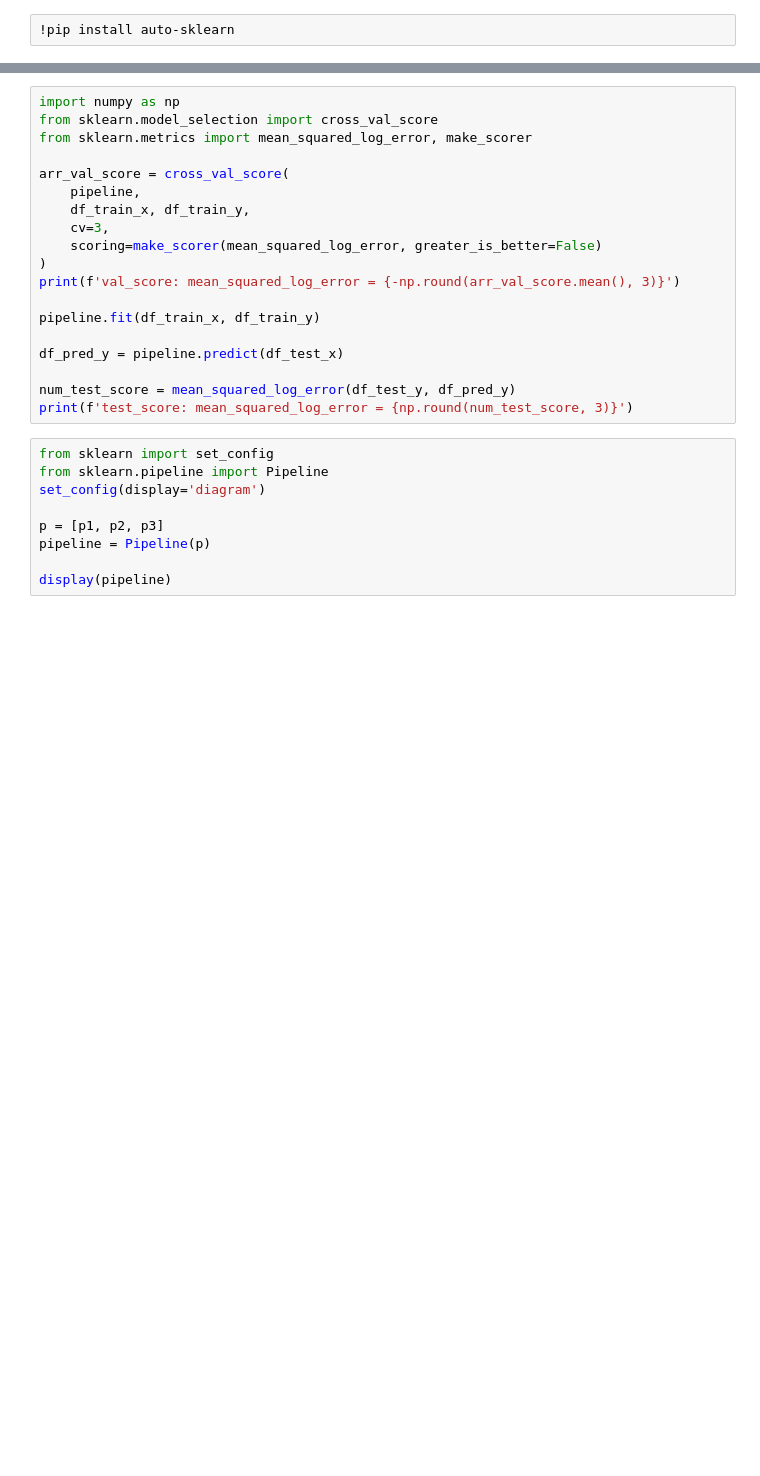
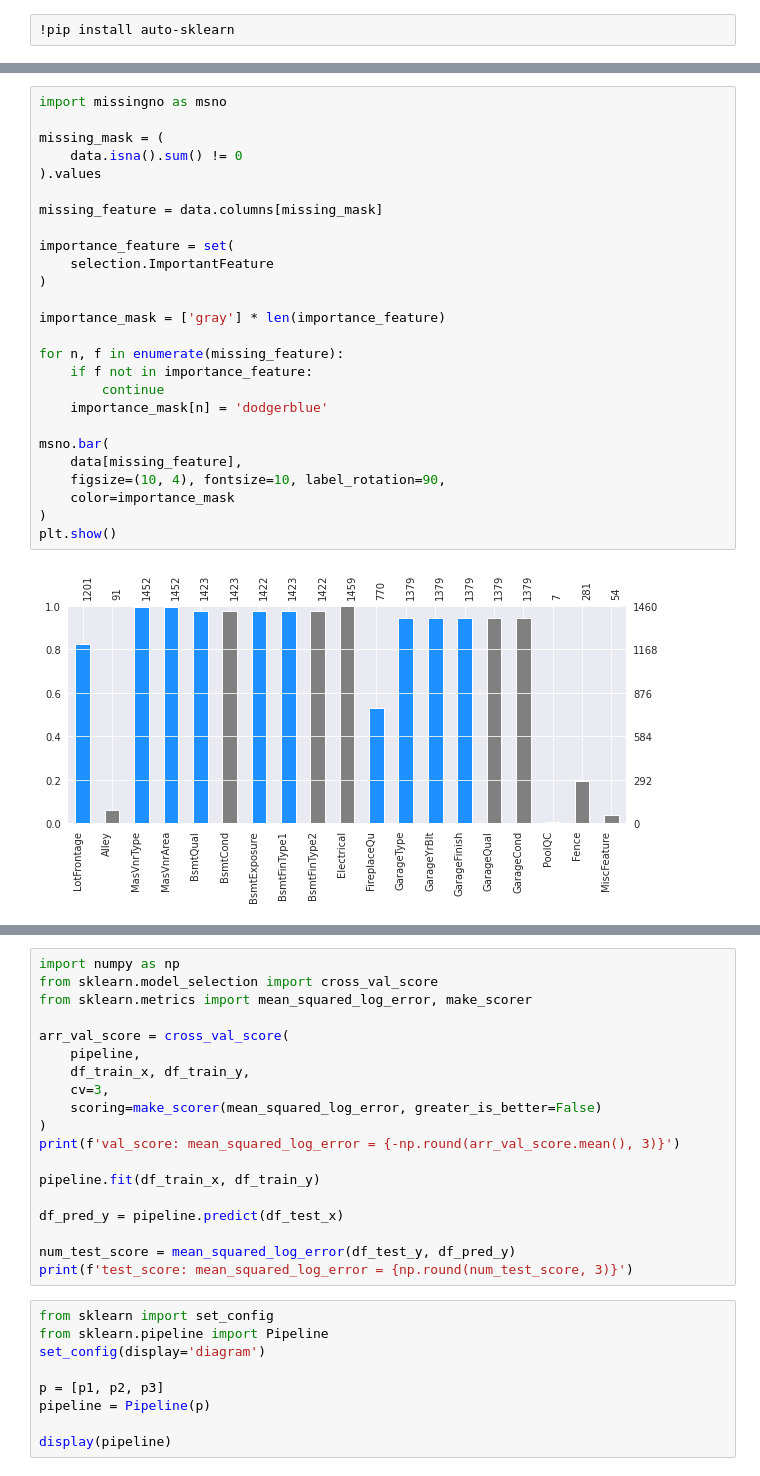
Before and after one commit to space-data-robert/compet-python-machine, a Jupyter notebook: house-price-regressor.ipynb, the cells around one changed output, grey strips where cells are left out. Cells and saved outputs as stored; diff of their text form; blank space fills up the shorter version.

```diff
--- a/house-price-regressor.ipynb
+++ b/house-price-regressor.ipynb
@@ -151,0 +140,28 @@ model_id
+# %%
+import missingno as msno
+
+missing_mask = (
+    data.isna().sum() != 0
+).values
+
+missing_feature = data.columns[missing_mask]
+
+importance_feature = set(
+    selection.ImportantFeature
+)
+
+importance_mask = ['gray'] * len(importance_feature)
+
+for n, f in enumerate(missing_feature):
+    if f not in importance_feature:
+        continue
+    importance_mask[n] = 'dodgerblue'
+
+msno.bar(
+    data[missing_feature],
+    figsize=(10, 4), fontsize=10, label_rotation=90,
+    color=importance_mask
+)
+plt.show()
+# %% [output]
+[figure, added]
```
Also changed, not shown: parts of 23 cells of this notebook.
